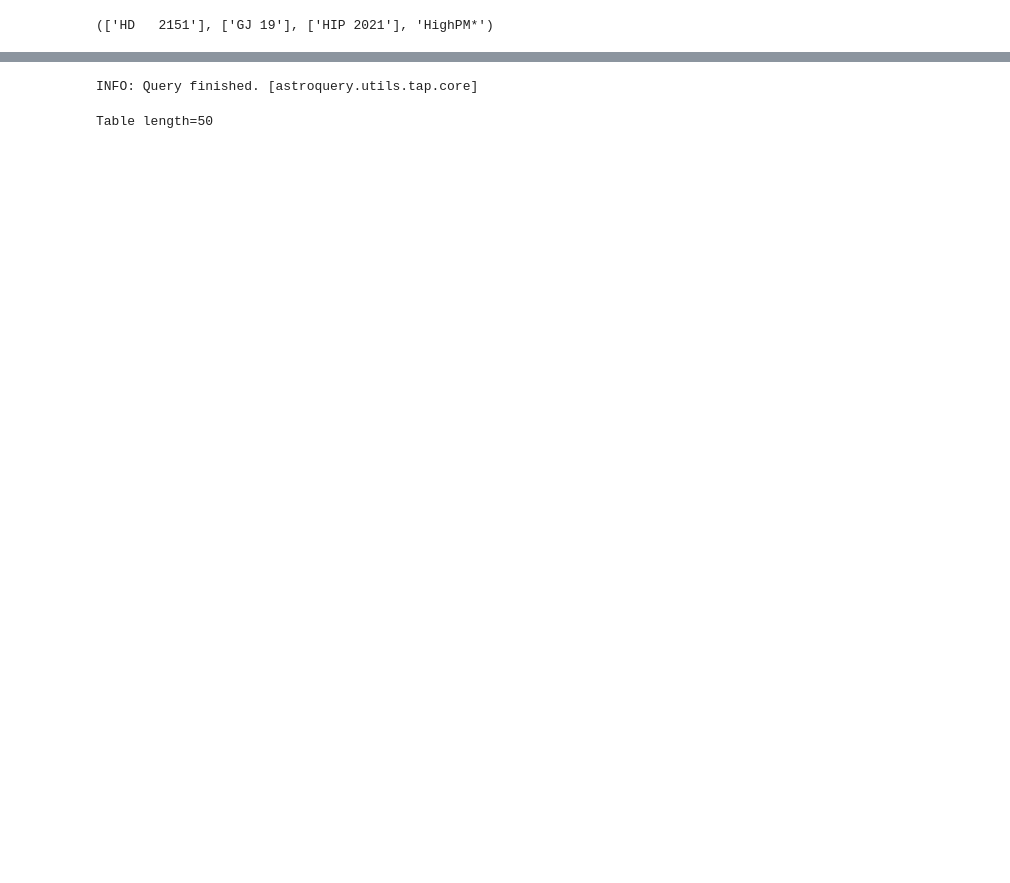
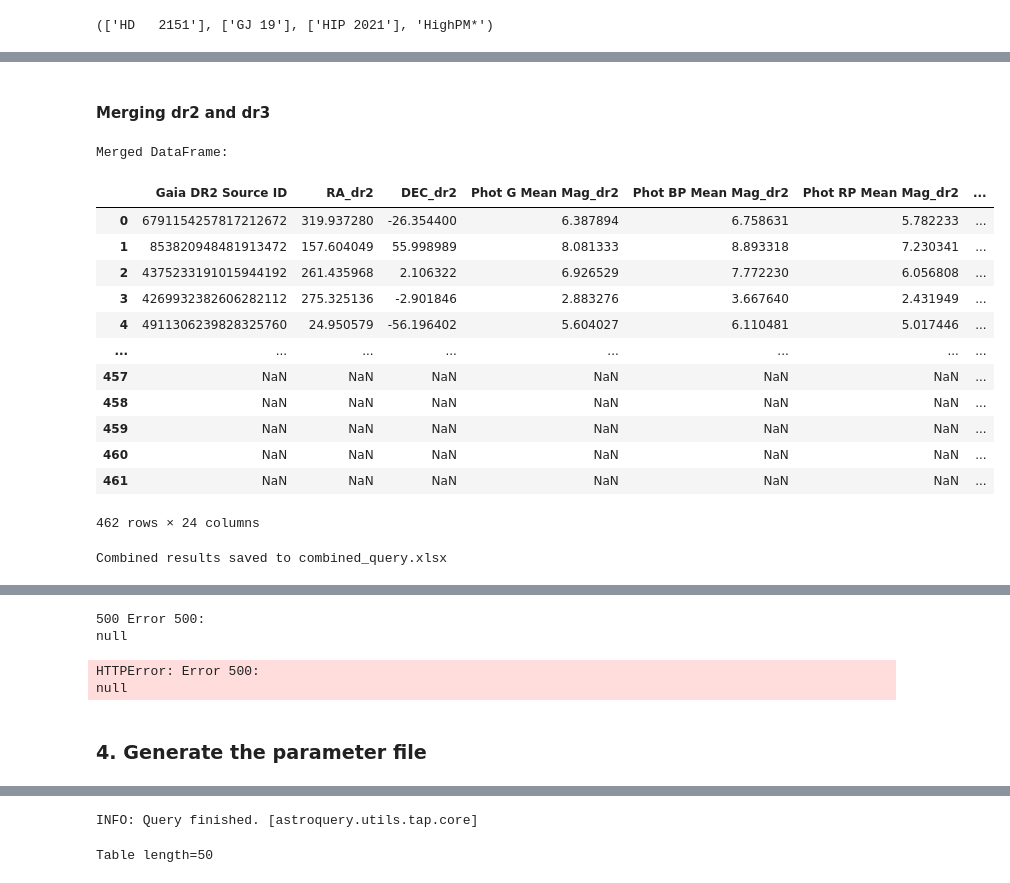
Before and after one commit to exoplanetsdk/2ES_target_selection, a Jupyter notebook: 2ES_target_selection.ipynb, the cells around one changed output, grey strips where cells are left out. Saved outputs shown, nothing was run; the diff lists cells and outputs as text; code cells hidden in the pictures; blank space fills up the shorter version.

Commit message:
combine queries from DR2 and DR3

```diff
--- a/2ES_target_selection.ipynb
+++ b/2ES_target_selection.ipynb
@@ -282,0 +461,62 @@ hd_numbers, gj_numbers, hip_numbers, object_type
+# %% [markdown]
+#### Merging dr2 and dr3
+# %%
+import pandas as pd
+import numpy as np
+
+# Load the DR2 and DR3 data from the Excel files
+df_dr2 = pd.read_excel('query_dr2.xlsx')
+df_dr3 = pd.read_excel('query_dr3.xlsx')
+
+# Ensure that 'Gaia DR2 Source ID' and 'Gaia DR3 Source ID' are strings
+df_dr2['Gaia DR2 Source ID'] = df_dr2['Gaia DR2 Source ID'].astype(str)
+df_dr3['Gaia DR3 Source ID'] = df_dr3['Gaia DR3 Source ID'].astype(str)
+
+# Merge the two DataFrames on 'source_id', keeping all entries
+merged_df = pd.merge(df_dr2, df_dr3, left_on='Gaia DR2 Source ID', right_on='Gaia DR3 Source ID', suffixes=('_dr2', '_dr3'), how='outer')
+
+# Replace '--' with NaN in the merged DataFrame
+merged_df['Teff_dr3'] = merged_df['Teff_dr3'].replace("--", np.nan)
+print("Merged DataFrame:")
+display(merged_df)
+
+combined_data = {
+    'Source ID': merged_df['Gaia DR2 Source ID'].combine_first(merged_df['Gaia DR3 Source ID']).astype(str),
+    'RA': merged_df['RA_dr3'].combine_first(merged_df['RA_dr2']),
+    'DEC': merged_df['DEC_dr3'].combine_first(merged_df['DEC_dr2']),
+    'Phot G Mean Mag': merged_df['Phot G Mean Mag_dr3'].combine_first(merged_df['Phot G Mean Mag_dr2']),
+    'Phot BP Mean Mag': merged_df['Phot BP Mean Mag_dr3'].combine_first(merged_df['Phot BP Mean Mag_dr2']),
+    'Phot RP Mean Mag': merged_df['Phot RP Mean Mag_dr3'].combine_first(merged_df['Phot RP Mean Mag_dr2']),
+    'Parallax': merged_df['Parallax_dr3'].combine_first(merged_df['Parallax_dr2']),
+    'Teff': merged_df['Teff_dr3'].combine_first(merged_df['Teff_dr2']),
+    'HD Number': merged_df['HD Number_dr3'].combine_first(merged_df['HD Number_dr2']),
+    'GJ Number': merged_df['GJ Number_dr3'].combine_first(merged_df['GJ Number_dr2']),
+    'HIP Number': merged_df['HIP Number_dr3'].combine_first(merged_df['HIP Number_dr2']),
+    'Object Type': merged_df['Object Type_dr3'].combine_first(merged_df['Object Type_dr2']),
+}
+
+# Convert the combined data into a DataFrame
+combined_df = pd.DataFrame(combined_data)
+
+# Export the combined DataFrame to an Excel file
+combined_excel_file = 'combined_query.xlsx'
+combined_df.to_excel(combined_excel_file, index=False)
+
+print(f"Combined results saved to {combined_excel_file}")
+combined_df.head()
+# %% [output]
+Merged DataFrame:
+|  | Gaia DR2 Source ID | RA_dr2 | DEC_dr2 | Phot G Mean Mag_dr2 | Phot BP Mean Mag_dr2 | Phot RP Mean Mag_dr2 | ... |
+| 0 | 6791154257817212672 | 319.937280 | -26.354400 | 6.387894 | 6.758631 | 5.782233 | ... |
+| 1 | 853820948481913472 | 157.604049 | 55.998989 | 8.081333 | 8.893318 | 7.230341 | ... |
+| 2 | 4375233191015944192 | 261.435968 | 2.106322 | 6.926529 | 7.772230 | 6.056808 | ... |
+| 3 | 4269932382606282112 | 275.325136 | -2.901846 | 2.883276 | 3.667640 | 2.431949 | ... |
+| 4 | 4911306239828325760 | 24.950579 | -56.196402 | 5.604027 | 6.110481 | 5.017446 | ... |
+| ... | ... | ... | ... | ... | ... | ... | ... |
+| 457 | NaN | NaN | NaN | NaN | NaN | NaN | ... |
+| 458 | NaN | NaN | NaN | NaN | NaN | NaN | ... |
+| 459 | NaN | NaN | NaN | NaN | NaN | NaN | ... |
+| 460 | NaN | NaN | NaN | NaN | NaN | NaN | ... |
+| 461 | NaN | NaN | NaN | NaN | NaN | NaN | ... |
+462 rows × 24 columns
+Combined results saved to combined_query.xlsx
@@ -282,0 +529,18 @@ hd_numbers, gj_numbers, hip_numbers, object_type
+# %%
+query = """
+SELECT g.source_id, g.ra, g.dec, g.phot_g_mean_mag, g.phot_bp_mean_mag, g.phot_rp_mean_mag, g.bp_rp, g.parallax, g.teff_gspphot
+FROM gaiadr2.gaia_source AS g
+JOIN <cross_match_table> AS cm ON g.source_id = cm.gaia_source_id
+WHERE cm.hd_number = 2151
+"""
+
+# Execute the query for DR2
+job = Gaia.launch_job_async(query)
+query = job.get_results()
+# %% [output]
+500 Error 500:
+null
+HTTPError: Error 500:
+null
+# %% [markdown]
+### 4. Generate the parameter file
```
Also changed, not shown: parts of 17 cells of this notebook, 9 other files.
